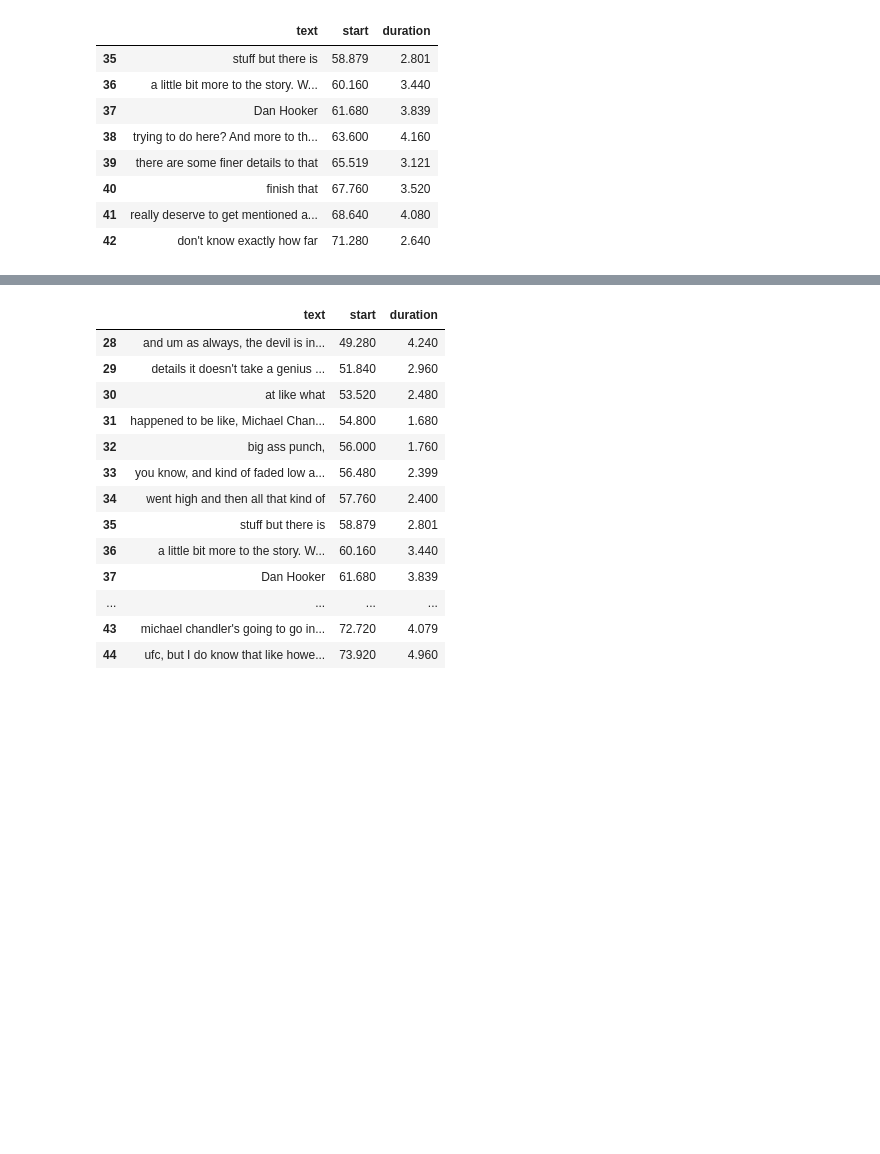
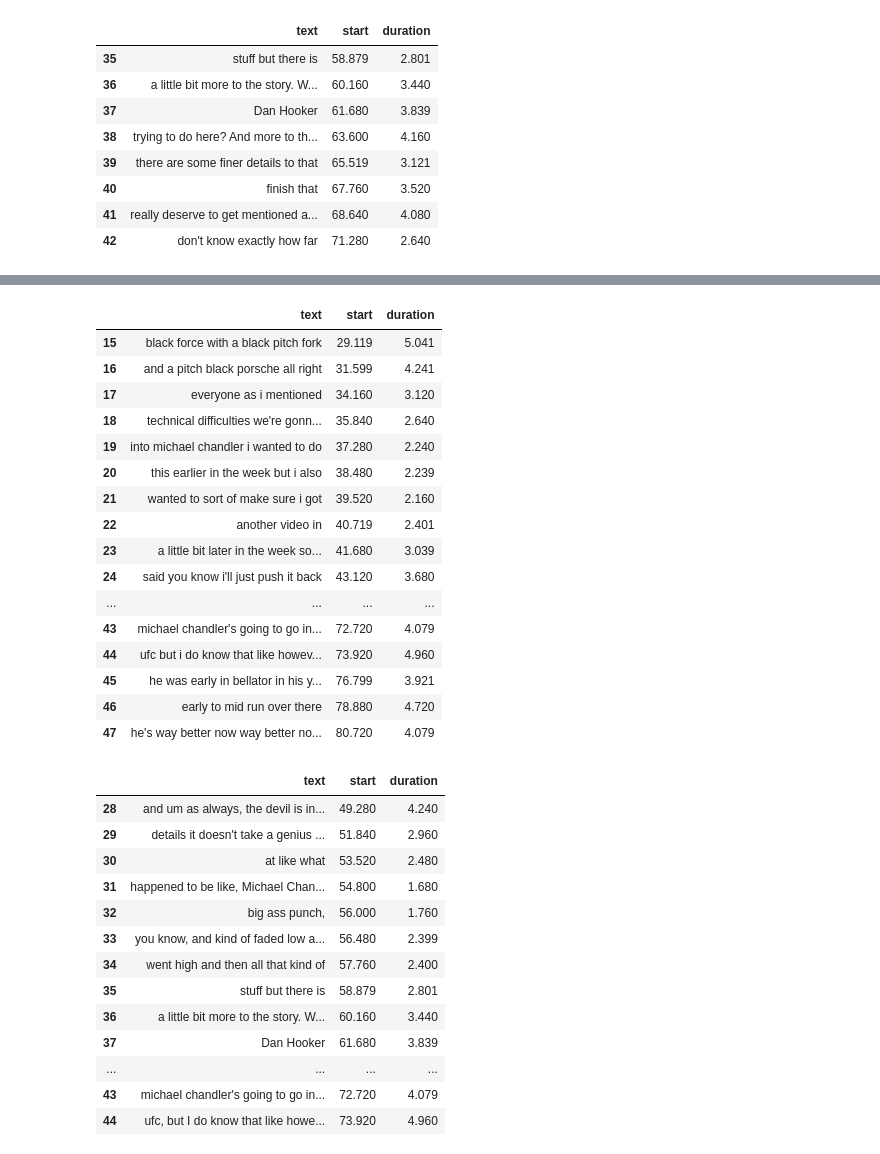
Before and after one commit to hdmamin/jabberwocky, a Jupyter notebook: notebooks/nb03-transcript-manager.ipynb, the cells around one changed output, grey strips where cells are left out. Saved outputs shown, nothing was run; the diff lists cells and outputs as text; code cells hidden in the pictures; blank space fills up the shorter version.

```diff
--- a/notebooks/nb03-transcript-manager.ipynb
+++ b/notebooks/nb03-transcript-manager.ipynb
@@ -437,3 +446,24 @@ trans_gen.time_range(50, 80, True)
+# %%
+# Lowercase because we expanded the range and use "is_cached".
+trans_gen.time_range(30, 80, 'if_cached')
+# %% [output]
+|  | text | start | duration |
+| 15 | black force with a black pitch fork | 29.119 | 5.041 |
+| 16 | and a pitch black porsche all right | 31.599 | 4.241 |
+| 17 | everyone as i mentioned | 34.160 | 3.120 |
+| 18 | technical difficulties we're gonn... | 35.840 | 2.640 |
+| 19 | into michael chandler i wanted to do | 37.280 | 2.240 |
+| 20 | this earlier in the week but i also | 38.480 | 2.239 |
+| 21 | wanted to sort of make sure i got | 39.520 | 2.160 |
+| 22 | another video in | 40.719 | 2.401 |
+| 23 | a little bit later in the week so... | 41.680 | 3.039 |
+| 24 | said you know i'll just push it back | 43.120 | 3.680 |
+| ... | ... | ... | ... |
+| 43 | michael chandler's going to go in... | 72.720 | 4.079 |
+| 44 | ufc but i do know that like howev... | 73.920 | 4.960 |
+| 45 | he was early in bellator in his y... | 76.799 | 3.921 |
+| 46 | early to mid run over there | 78.880 | 4.720 |
+| 47 | he's way better now way better no... | 80.720 | 4.079 |
 # %%
 # Previously punctuated.
 trans_gen.time_range(50, 80, False)
```
Also changed, not shown: parts of 10 cells of this notebook, 1 other file.
